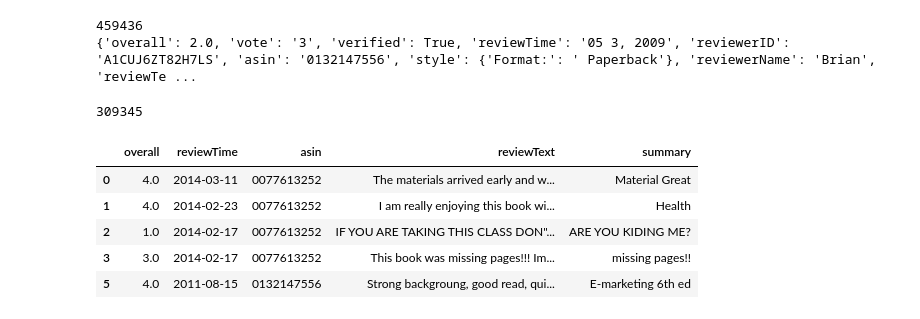
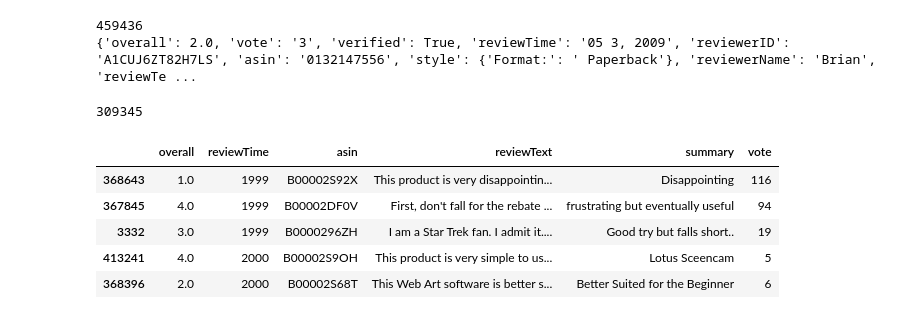
Before and after one commit to yinshinLi/CSE158_Assignment2, a Jupyter notebook: graphs.ipynb, the cells around one changed output. Cells and saved outputs as stored; diff of their text form; code cells hidden in the pictures.

```diff
--- a/graphs.ipynb
+++ b/graphs.ipynb
@@ -41,21 +41,27 @@ print(review_data[10])
 # %%
 # convert list into pandas dataframe
 
 all_products = {}
 df_review = pd.DataFrame.from_dict(review_data)
 
 #filter out the non-verified reviews, and leave only the columns we want
-df_review = df_review[df_review['verified']==True][["overall", "reviewTime", "asin", "reviewText", "summary"]]
+df_review = df_review[df_review['verified']==True][["overall", "reviewTime", "asin", "reviewText", "summary", "vote"]]
 print(len(df_review))
 df_review["reviewTime"] = pd.to_datetime(df_review["reviewTime"], format="%m %d, %Y")
+df_review["reviewTime"] = df_review["reviewTime"].dt.strftime('%Y')
+df_review['vote'] = df_review['vote'].fillna(0)
+df_review['vote'] = df_review['vote'].replace(',','', regex=True)
+df_review["vote"] = pd.to_numeric(df_review["vote"])
+df_review = df_review.sort_values(by=['reviewTime'])
+
 df_review.head()
 # for x in df_review:
 #     all_products.add(x['asin'])
 # %% [output]
 309345
-|  | overall | reviewTime | asin | reviewText | summary |
-| 0 | 4.0 | 2014-03-11 | 0077613252 | The materials arrived early and w... | Material Great |
-| 1 | 4.0 | 2014-02-23 | 0077613252 | I am really enjoying this book wi... | Health |
-| 2 | 1.0 | 2014-02-17 | 0077613252 | IF YOU ARE TAKING THIS CLASS DON"... | ARE YOU KIDING ME? |
-| 3 | 3.0 | 2014-02-17 | 0077613252 | This book was missing pages!!! Im... | missing pages!! |
-| 5 | 4.0 | 2011-08-15 | 0132147556 | Strong backgroung, good read, qui... | E-marketing 6th ed |
+|  | overall | reviewTime | asin | reviewText | summary | vote |
+| 368643 | 1.0 | 1999 | B00002S92X | This product is very disappointin... | Disappointing | 116 |
+| 367845 | 4.0 | 1999 | B00002DF0V | First, don't fall for the rebate ... | frustrating but eventually useful | 94 |
+| 3332 | 3.0 | 1999 | B0000296ZH | I am a Star Trek fan. I admit it.... | Good try but falls short.. | 19 |
+| 413241 | 4.0 | 2000 | B00002S9OH | This product is very simple to us... | Lotus Sceencam | 5 |
+| 368396 | 2.0 | 2000 | B00002S68T | This Web Art software is better s... | Better Suited for the Beginner | 6 |
```
Also changed, not shown: parts of 8 cells of this notebook.
